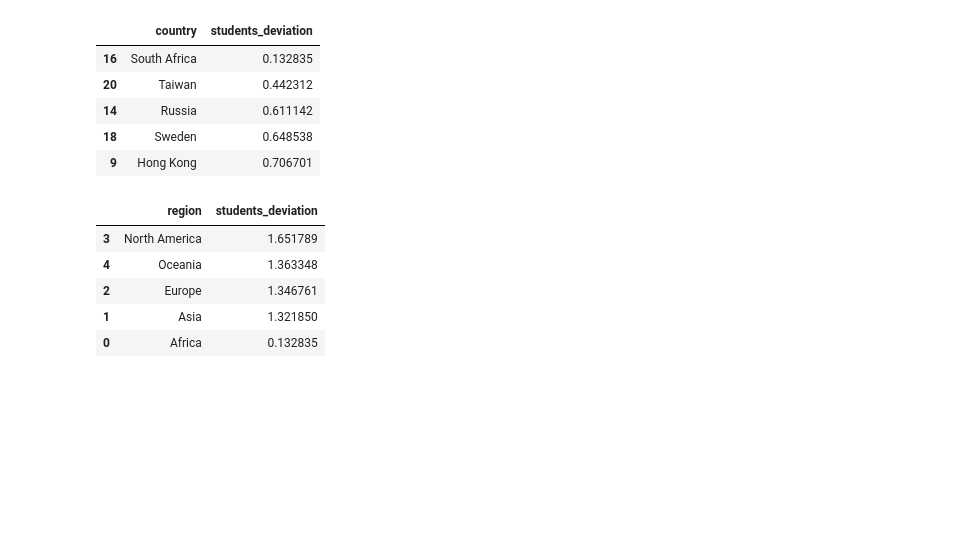
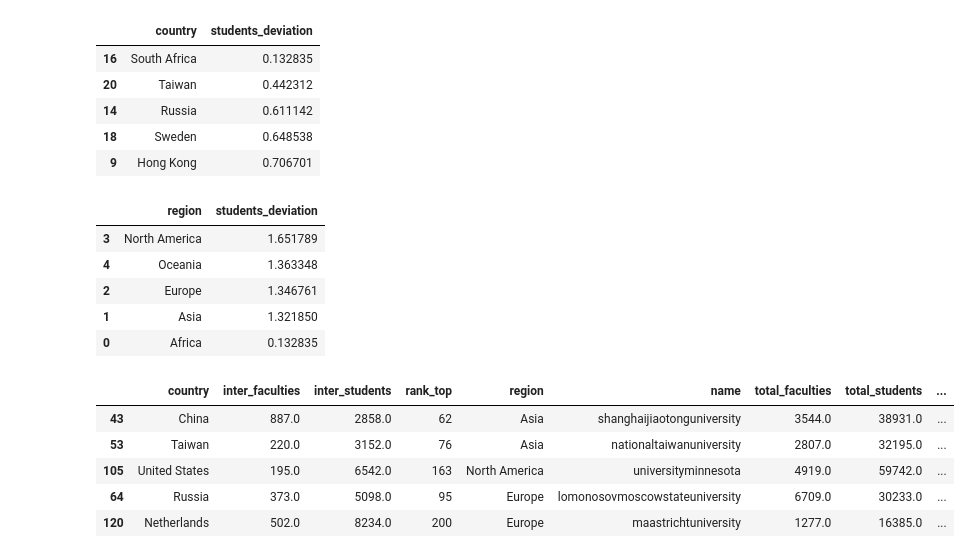
Before and after one commit to maxpr/ADA, a Jupyter notebook: 02 - Data from the Web/Homework2.ipynb, the cells around one changed output. Cells and saved outputs as stored; diff of their text form; code cells hidden in the pictures; blank space fills up the shorter version.

Commit message:
HW2: Statistics on ranking deviation

```diff
--- a/02 - Data from the Web/Homework2.ipynb
+++ b/02 - Data from the Web/Homework2.ipynb
@@ -801,3 +839,18 @@ df_stud_deviation.groupby(['region'])["students_deviation"].mean().reset_index()
 | 2 | Europe | 1.346761 |
 | 1 | Asia | 1.321850 |
 | 0 | Africa | 0.132835 |
+# %%
+# Find not matching ranking positions
+tu_ranks = pd.DataFrame(df.rank_top)
+th_ranks = pd.DataFrame(df.rank_times)
+ratio = np.abs(tu_ranks.rank_top-th_ranks.rank_times)
+rank_deviation = pd.DataFrame(ratio,columns=["rank_deviation"])
+df_rank_deviation = df.join(rank_deviation)
+df_rank_deviation.sort_values(["rank_deviation"], ascending=False).head()
+# %% [output]
+|  | country | inter_faculties | inter_students | rank_top | region | name | total_faculties | total_students | ... |
+| 43 | China | 887.0 | 2858.0 | 62 | Asia | shanghaijiaotonguniversity | 3544.0 | 38931.0 | ... |
+| 53 | Taiwan | 220.0 | 3152.0 | 76 | Asia | nationaltaiwanuniversity | 2807.0 | 32195.0 | ... |
+| 105 | United States | 195.0 | 6542.0 | 163 | North America | universityminnesota | 4919.0 | 59742.0 | ... |
+| 64 | Russia | 373.0 | 5098.0 | 95 | Europe | lomonosovmoscowstateuniversity | 6709.0 | 30233.0 | ... |
+| 120 | Netherlands | 502.0 | 8234.0 | 200 | Europe | maastrichtuniversity | 1277.0 | 16385.0 | ... |
```
Also changed, not shown: parts of 13 cells of this notebook.
